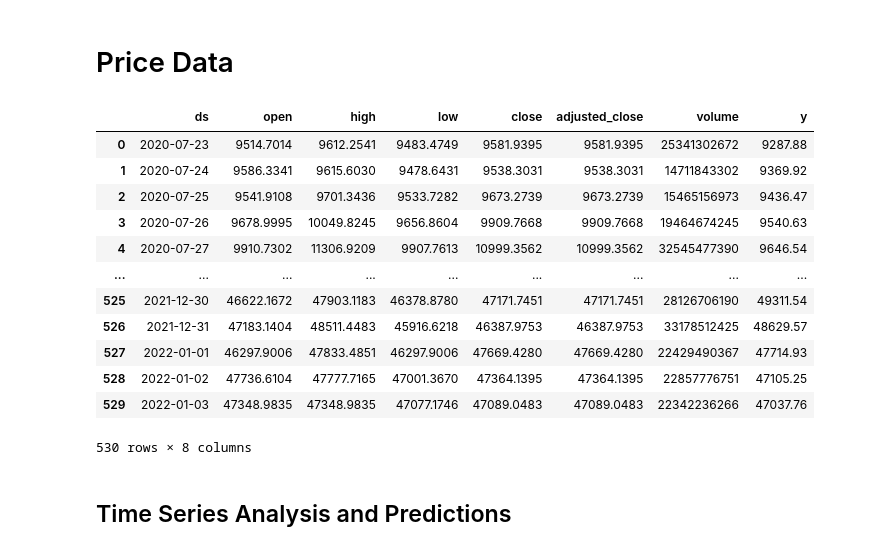
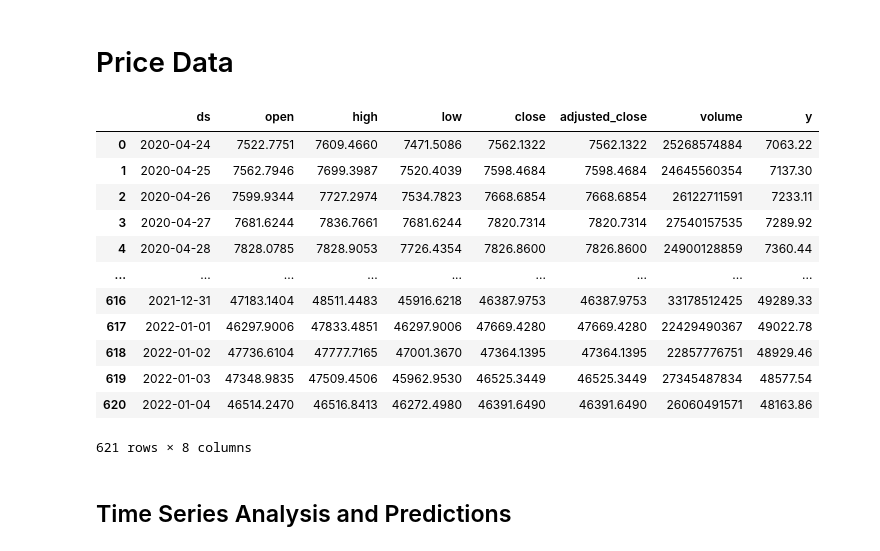
Before and after one commit to marcosan93/Medium-Misc-Tutorials, a Jupyter notebook: Crypto-Tutorials/NewsSentiment-TimeSeries-Crypto.ipynb, the cells around one changed output. Drawn from its saved outputs; the diff is of its cells as text; code cells hidden in the pictures.

```diff
--- a/Crypto-Tutorials/NewsSentiment-TimeSeries-Crypto.ipynb
+++ b/Crypto-Tutorials/NewsSentiment-TimeSeries-Crypto.ipynb
@@ -201,23 +201,23 @@ def getPrices(ticker, training_days, sent_df, mov_avg):
 
     return prices
 # %%
-prices = getPrices("BTC", 90, sent_df, 5)
+prices = getPrices("BTC", 180, sent_df, 10)
 
 prices
 # %% [output]
 |  | ds | open | high | low | close | adjusted_close | volume | y |
-| 0 | 2020-07-23 | 9514.7014 | 9612.2541 | 9483.4749 | 9581.9395 | 9581.9395 | 25341302672 | 9287.88 |
-| 1 | 2020-07-24 | 9586.3341 | 9615.6030 | 9478.6431 | 9538.3031 | 9538.3031 | 14711843302 | 9369.92 |
-| 2 | 2020-07-25 | 9541.9108 | 9701.3436 | 9533.7282 | 9673.2739 | 9673.2739 | 15465156973 | 9436.47 |
-| 3 | 2020-07-26 | 9678.9995 | 10049.8245 | 9656.8604 | 9909.7668 | 9909.7668 | 19464674245 | 9540.63 |
-| 4 | 2020-07-27 | 9910.7302 | 11306.9209 | 9907.7613 | 10999.3562 | 10999.3562 | 32545477390 | 9646.54 |
+| 0 | 2020-04-24 | 7522.7751 | 7609.4660 | 7471.5086 | 7562.1322 | 7562.1322 | 25268574884 | 7063.22 |
+| 1 | 2020-04-25 | 7562.7946 | 7699.3987 | 7520.4039 | 7598.4684 | 7598.4684 | 24645560354 | 7137.30 |
+| 2 | 2020-04-26 | 7599.9344 | 7727.2974 | 7534.7823 | 7668.6854 | 7668.6854 | 26122711591 | 7233.11 |
+| 3 | 2020-04-27 | 7681.6244 | 7836.7661 | 7681.6244 | 7820.7314 | 7820.7314 | 27540157535 | 7289.92 |
+| 4 | 2020-04-28 | 7828.0785 | 7828.9053 | 7726.4354 | 7826.8600 | 7826.8600 | 24900128859 | 7360.44 |
 | ... | ... | ... | ... | ... | ... | ... | ... | ... |
-| 525 | 2021-12-30 | 46622.1672 | 47903.1183 | 46378.8780 | 47171.7451 | 47171.7451 | 28126706190 | 49311.54 |
-| 526 | 2021-12-31 | 47183.1404 | 48511.4483 | 45916.6218 | 46387.9753 | 46387.9753 | 33178512425 | 48629.57 |
-| 527 | 2022-01-01 | 46297.9006 | 47833.4851 | 46297.9006 | 47669.4280 | 47669.4280 | 22429490367 | 47714.93 |
-| 528 | 2022-01-02 | 47736.6104 | 47777.7165 | 47001.3670 | 47364.1395 | 47364.1395 | 22857776751 | 47105.25 |
-| 529 | 2022-01-03 | 47348.9835 | 47348.9835 | 47077.1746 | 47089.0483 | 47089.0483 | 22342236266 | 47037.76 |
+| 616 | 2021-12-31 | 47183.1404 | 48511.4483 | 45916.6218 | 46387.9753 | 46387.9753 | 33178512425 | 49289.33 |
+| 617 | 2022-01-01 | 46297.9006 | 47833.4851 | 46297.9006 | 47669.4280 | 47669.4280 | 22429490367 | 49022.78 |
+| 618 | 2022-01-02 | 47736.6104 | 47777.7165 | 47001.3670 | 47364.1395 | 47364.1395 | 22857776751 | 48929.46 |
+| 619 | 2022-01-03 | 47348.9835 | 47509.4506 | 45962.9530 | 46525.3449 | 46525.3449 | 27345487834 | 48577.54 |
+| 620 | 2022-01-04 | 46514.2470 | 46516.8413 | 46272.4980 | 46391.6490 | 46391.6490 | 26060491571 | 48163.86 |
-530 rows × 8 columns
+621 rows × 8 columns
 # %% [markdown]
 ## Time Series Analysis and Predictions
 # %%
```
Also changed, not shown: parts of 6 cells of this notebook.
